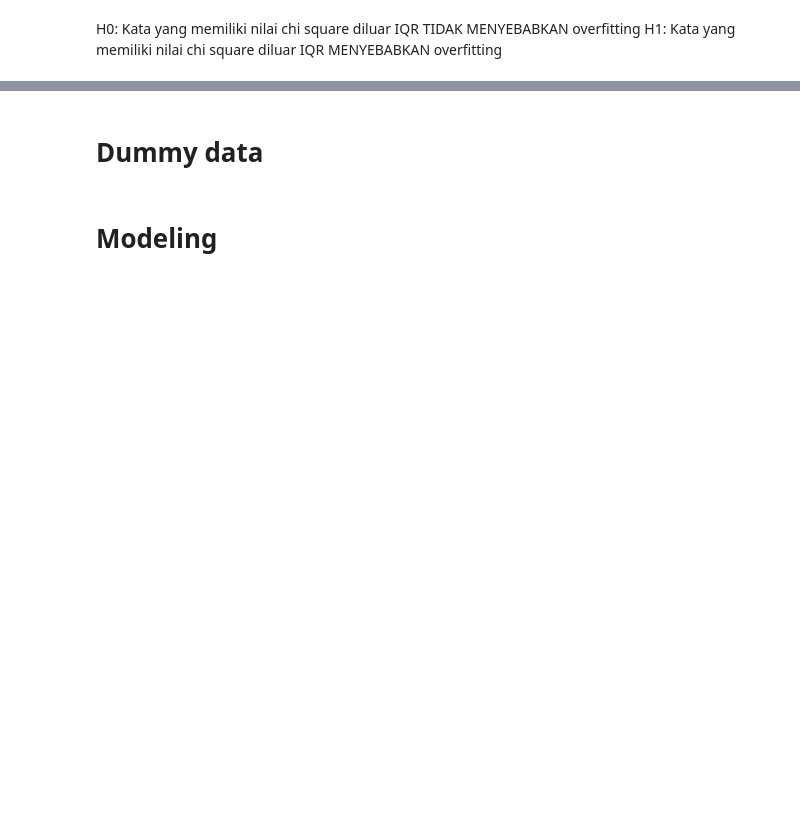
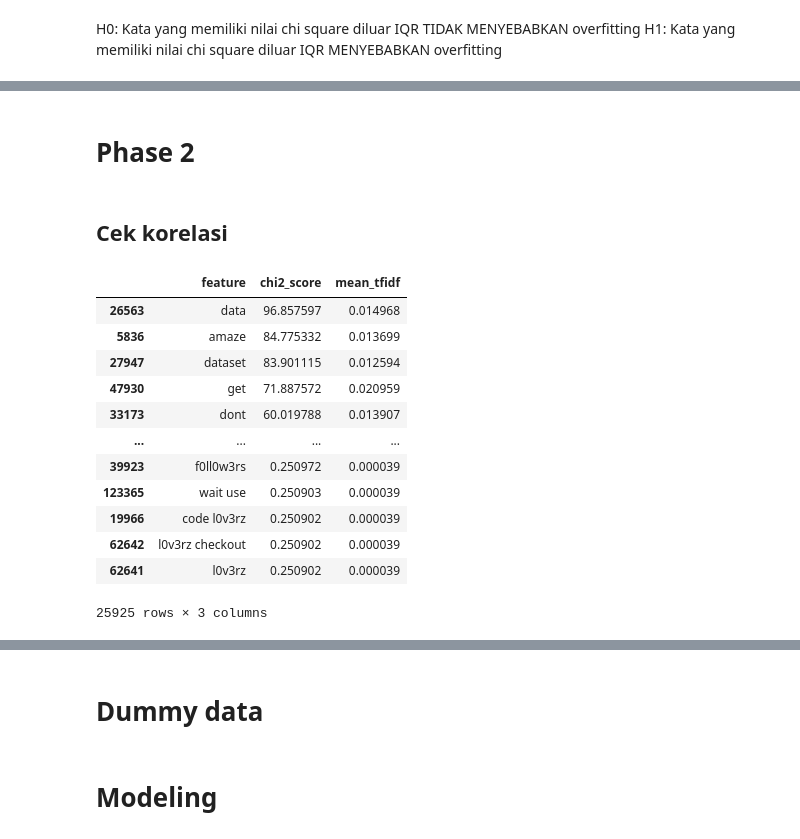
Before and after one commit to SalomoHS/Berlian-Hacktiv8, a Jupyter notebook: Sesi-22/MiniProject.ipynb, the cells around one changed output, grey strips where cells are left out. Cells and saved outputs as stored; diff of their text form; code cells hidden in the pictures; blank space fills up the shorter version.

```diff
--- a/Sesi-22/MiniProject.ipynb
+++ b/Sesi-22/MiniProject.ipynb
@@ -1053,15 +947,0 @@ print("\n", classification_report(y_test, y_pred))
-# %%
-svc = SVC()
-
-cv = StratifiedKFold(n_splits=3, shuffle=True, random_state=42)
-scores = cross_val_score(svc, X_selected, y_train, cv=cv, scoring='precision_weighted')
-
-print("Akurasi tiap fold :", scores)
-print(f"Rata-rata          : {scores.mean():.4f}")
-print(f"Std deviasi        : {scores.std():.4f}")
-
-svc.fit(X_selected, y_train)
-y_pred_svc = svc.predict(X_test_selected)
-
-print("\n=== Evaluasi di Test Set ===")
-print(classification_report(y_test, y_pred_svc))
@@ -1137,0 +948,52 @@ print(classification_report(test_set['label'], y_pred))
+# %% [markdown]
+# Phase 2
+# %% [markdown]
+## Cek korelasi
+# %%
+
+selector = SelectPercentile(chi2, percentile = 20)
+X_train_selected = selector.fit_transform(X_train_tfidf, y_train)
+X_test_selected  = selector.transform(X_test_tfidf)
+
+# Nama feature
+feature_names = tfidf.get_feature_names_out()
+
+# Score chi2
+
+chi_scores = selector.scores_
+
+# Rata-rata TF-IDF tiap feature
+mean_tfidf = np.asarray(X_train_tfidf.mean(axis=0)).ravel()
+
+# Dataframe
+df_scores = pd.DataFrame({
+    'feature': feature_names,
+    'chi2_score': chi_scores,
+    'mean_tfidf': mean_tfidf
+})
+
+# Hanya feature terpilih
+mask = selector.get_support()
+df_scores = df_scores[mask]
+
+# Sort descending berdasarkan chi2
+df_scores = df_scores.sort_values(
+    by='chi2_score',
+    ascending=False
+)
+
+df_scores
+# %% [output]
+|  | feature | chi2_score | mean_tfidf |
+| 26563 | data | 96.857597 | 0.014968 |
+| 5836 | amaze | 84.775332 | 0.013699 |
+| 27947 | dataset | 83.901115 | 0.012594 |
+| 47930 | get | 71.887572 | 0.020959 |
+| 33173 | dont | 60.019788 | 0.013907 |
+| ... | ... | ... | ... |
+| 39923 | f0ll0w3rs | 0.250972 | 0.000039 |
+| 123365 | wait use | 0.250903 | 0.000039 |
+| 19966 | code l0v3rz | 0.250902 | 0.000039 |
+| 62642 | l0v3rz checkout | 0.250902 | 0.000039 |
+| 62641 | l0v3rz | 0.250902 | 0.000039 |
+25925 rows × 3 columns
```
Also changed, not shown: parts of 84 cells of this notebook, 1 other file.
